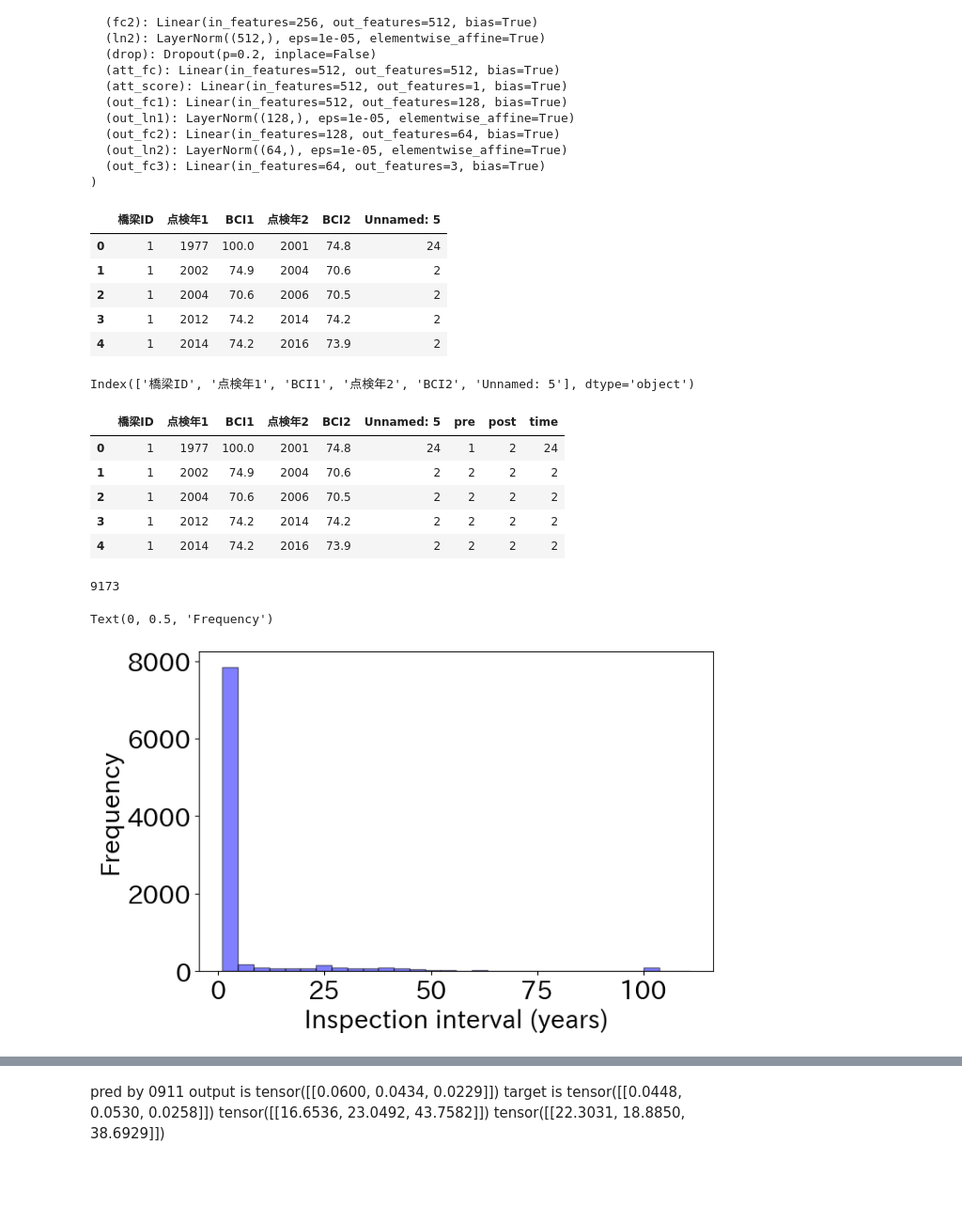
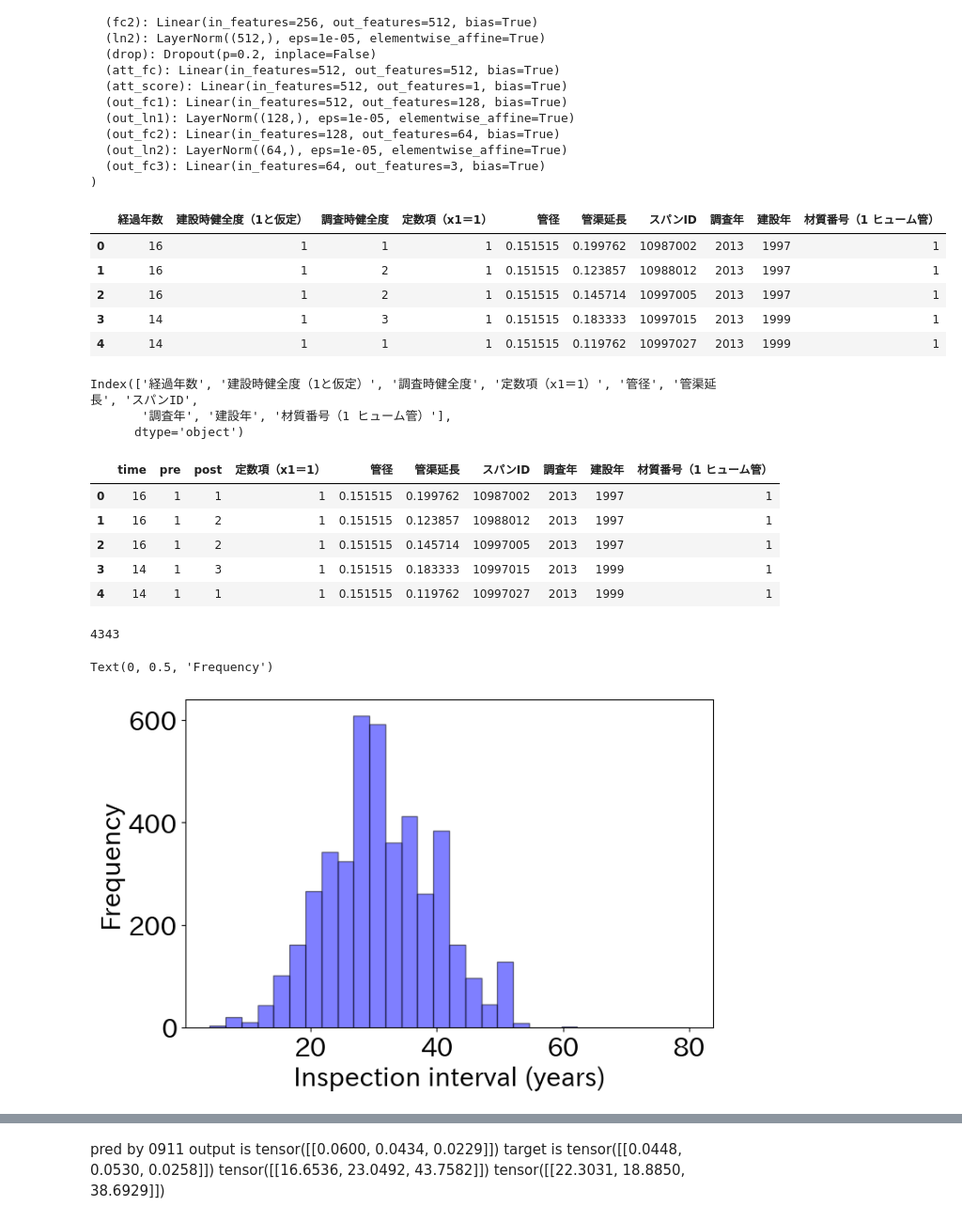
Before and after one commit to natsuki0720/CTMCxDeepSets, a Jupyter notebook: notebooks/evaluate_mixed_model_for_real_data.ipynb, the cells around one changed output, grey strips where cells are left out. Shown: that part at 94% size. Drawn from its saved outputs; the diff is of its cells as text; code cells hidden in the pictures; blank space fills up the shorter version.

```diff
--- a/notebooks/evaluate_mixed_model_for_real_data.ipynb
+++ b/notebooks/evaluate_mixed_model_for_real_data.ipynb
@@ -38,23 +38,25 @@ DeepSets_varSets_forDiagnel(
   (out_fc3): Linear(in_features=64, out_features=3, bias=True)
 )
 # %%
-data_name = "data_DB2021"
+data_name = "suidou"
 
 real_data_dir = f"../real_data/{data_name}.csv"
 if data_name == "RCBridge":
     df = pd.read_csv(real_data_dir, delimiter=",",header = None)
 else:
     df = pd.read_csv(real_data_dir, delimiter=",")
 display(df.head())
 print(df.columns)
 # %% [output]
-|  | 橋梁ID | 点検年1 | BCI1 | 点検年2 | BCI2 | Unnamed: 5 |
-| 0 | 1 | 1977 | 100.0 | 2001 | 74.8 | 24 |
-| 1 | 1 | 2002 | 74.9 | 2004 | 70.6 | 2 |
-| 2 | 1 | 2004 | 70.6 | 2006 | 70.5 | 2 |
-| 3 | 1 | 2012 | 74.2 | 2014 | 74.2 | 2 |
-| 4 | 1 | 2014 | 74.2 | 2016 | 73.9 | 2 |
+|  | 経過年数 | 建設時健全度（1と仮定） | 調査時健全度 | 定数項（x1＝1） | 管径 | 管渠延長 | スパンID | 調査年 | 建設年 | 材質番号（1 ヒューム管） |
+| 0 | 16 | 1 | 1 | 1 | 0.151515 | 0.199762 | 10987002 | 2013 | 1997 | 1 |
+| 1 | 16 | 1 | 2 | 1 | 0.151515 | 0.123857 | 10988012 | 2013 | 1997 | 1 |
+| 2 | 16 | 1 | 2 | 1 | 0.151515 | 0.145714 | 10997005 | 2013 | 1997 | 1 |
+| 3 | 14 | 1 | 3 | 1 | 0.151515 | 0.183333 | 10997015 | 2013 | 1999 | 1 |
+| 4 | 14 | 1 | 1 | 1 | 0.151515 | 0.119762 | 10997027 | 2013 | 1999 | 1 |
-Index(['橋梁ID', '点検年1', 'BCI1', '点検年2', 'BCI2', 'Unnamed: 5'], dtype='object')
+Index(['経過年数', '建設時健全度（1と仮定）', '調査時健全度', '定数項（x1＝1）', '管径', '管渠延長', 'スパンID',
+       '調査年', '建設年', '材質番号（1 ヒューム管）'],
+      dtype='object')
 # %%
 if data_name == "suidou":
     df = df.rename(columns={'建設時健全度（1と仮定）': "pre", '調査時健全度': "post", '経過年数': "time"})
@@ -106,12 +108,12 @@ if data_name == "RCBridge":
 # %%
 display(df.head())
 # %% [output]
-|  | 橋梁ID | 点検年1 | BCI1 | 点検年2 | BCI2 | Unnamed: 5 | pre | post | time |
-| 0 | 1 | 1977 | 100.0 | 2001 | 74.8 | 24 | 1 | 2 | 24 |
-| 1 | 1 | 2002 | 74.9 | 2004 | 70.6 | 2 | 2 | 2 | 2 |
-| 2 | 1 | 2004 | 70.6 | 2006 | 70.5 | 2 | 2 | 2 | 2 |
-| 3 | 1 | 2012 | 74.2 | 2014 | 74.2 | 2 | 2 | 2 | 2 |
-| 4 | 1 | 2014 | 74.2 | 2016 | 73.9 | 2 | 2 | 2 | 2 |
+|  | time | pre | post | 定数項（x1＝1） | 管径 | 管渠延長 | スパンID | 調査年 | 建設年 | 材質番号（1 ヒューム管） |
+| 0 | 16 | 1 | 1 | 1 | 0.151515 | 0.199762 | 10987002 | 2013 | 1997 | 1 |
+| 1 | 16 | 1 | 2 | 1 | 0.151515 | 0.123857 | 10988012 | 2013 | 1997 | 1 |
+| 2 | 16 | 1 | 2 | 1 | 0.151515 | 0.145714 | 10997005 | 2013 | 1997 | 1 |
+| 3 | 14 | 1 | 3 | 1 | 0.151515 | 0.183333 | 10997015 | 2013 | 1999 | 1 |
+| 4 | 14 | 1 | 1 | 1 | 0.151515 | 0.119762 | 10997027 | 2013 | 1999 | 1 |
 # %%
 df = df[["pre", "post", "time"]]
 # df = df[df["pre"] < 4]
@@ -124,9 +126,9 @@ plt.xlabel("Inspection interval (years)")
 plt.ylabel("Frequency")
 # plt.title(f"{data_name}の点検間隔分布")
 # %% [output]
-9173
+4343
 Text(0, 0.5, 'Frequency')
-[figure, old version]
+[figure, new version]
 # %%
 import seaborn as sns
 counts = df.groupby(['pre', 'post']).size().unstack(fill_value=0)
```
Also changed, not shown: parts of 3 cells of this notebook, 2 other files.
